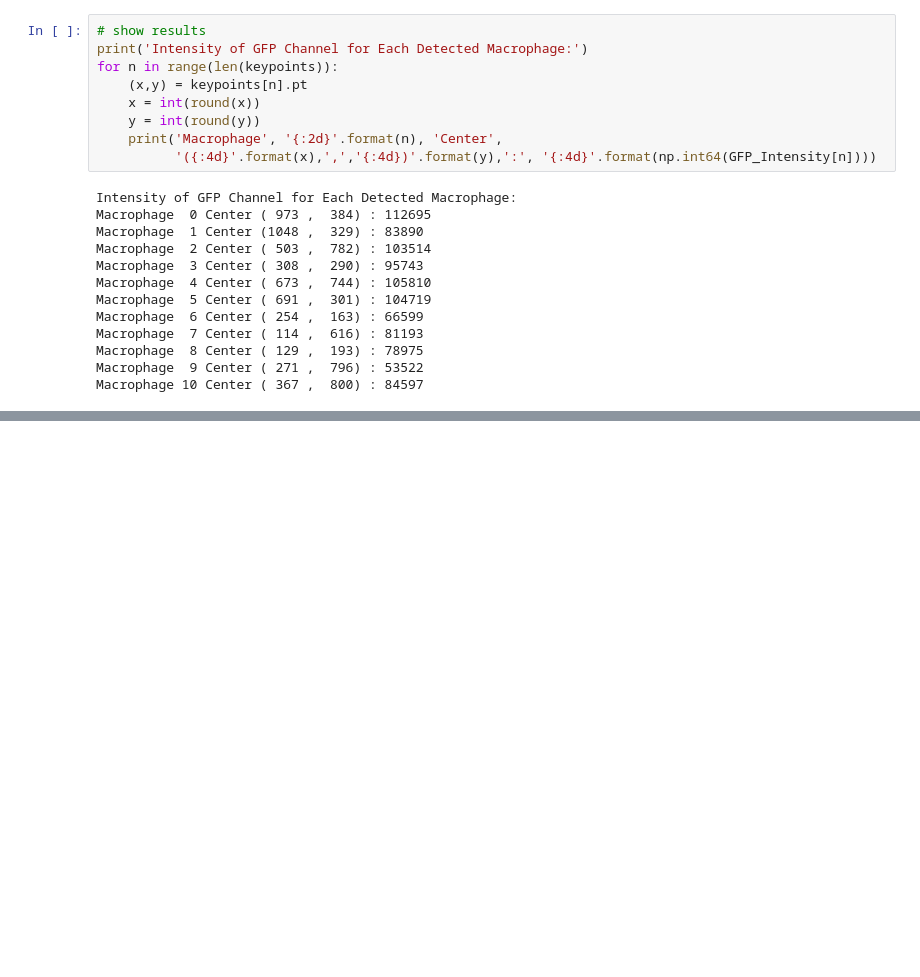
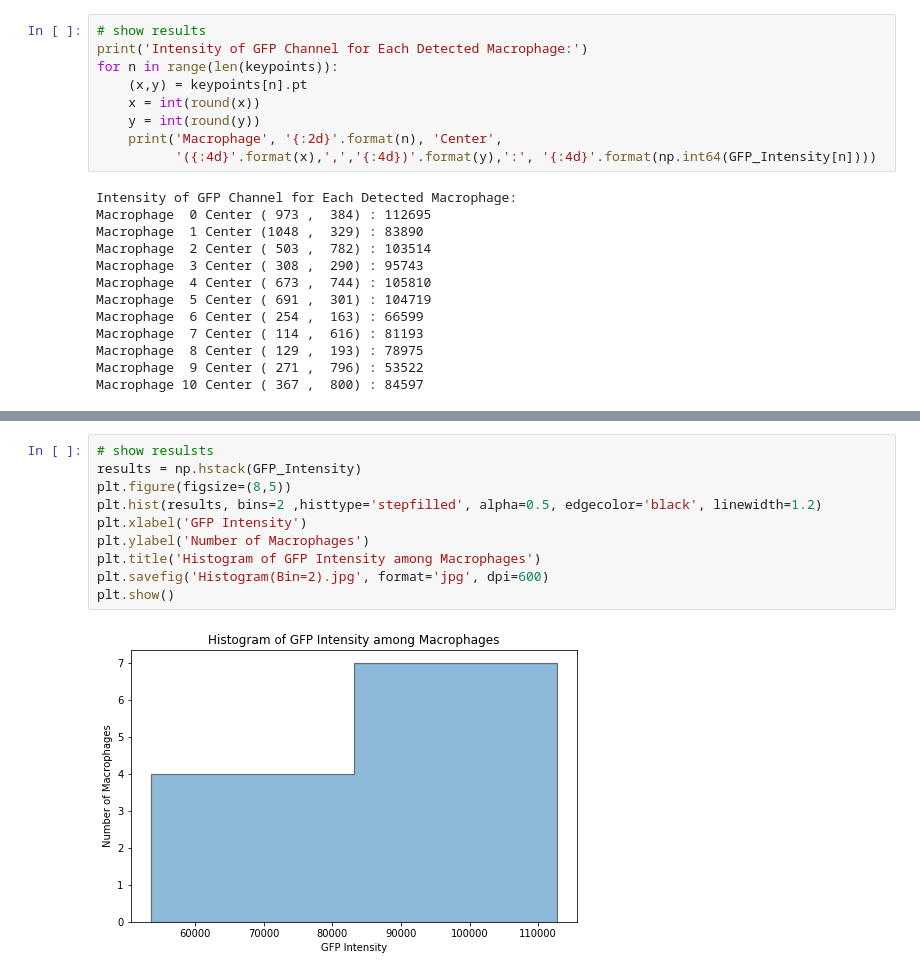
Before and after one commit to kingwyf87/Macrophage_Analysis, a Jupyter notebook: Macrophage_Analysis.ipynb, the cells around one changed output, grey strips where cells are left out. Drawn from its saved outputs; the diff is of its cells as text; blank space fills up the shorter version.

```diff
--- a/Macrophage_Analysis.ipynb
+++ b/Macrophage_Analysis.ipynb
@@ -152,0 +175,12 @@ Macrophage 10 Center ( 367 ,  800) : 84597
+# %%
+# show resulsts
+results = np.hstack(GFP_Intensity)
+plt.figure(figsize=(8,5))
+plt.hist(results, bins=2 ,histtype='stepfilled', alpha=0.5, edgecolor='black', linewidth=1.2)
+plt.xlabel('GFP Intensity')
+plt.ylabel('Number of Macrophages')
+plt.title('Histogram of GFP Intensity among Macrophages')
+plt.savefig('Histogram(Bin=2).jpg', format='jpg', dpi=600)
+plt.show()
+# %% [output]
+[figure, added]
```
Also changed, not shown: parts of 7 cells of this notebook.
